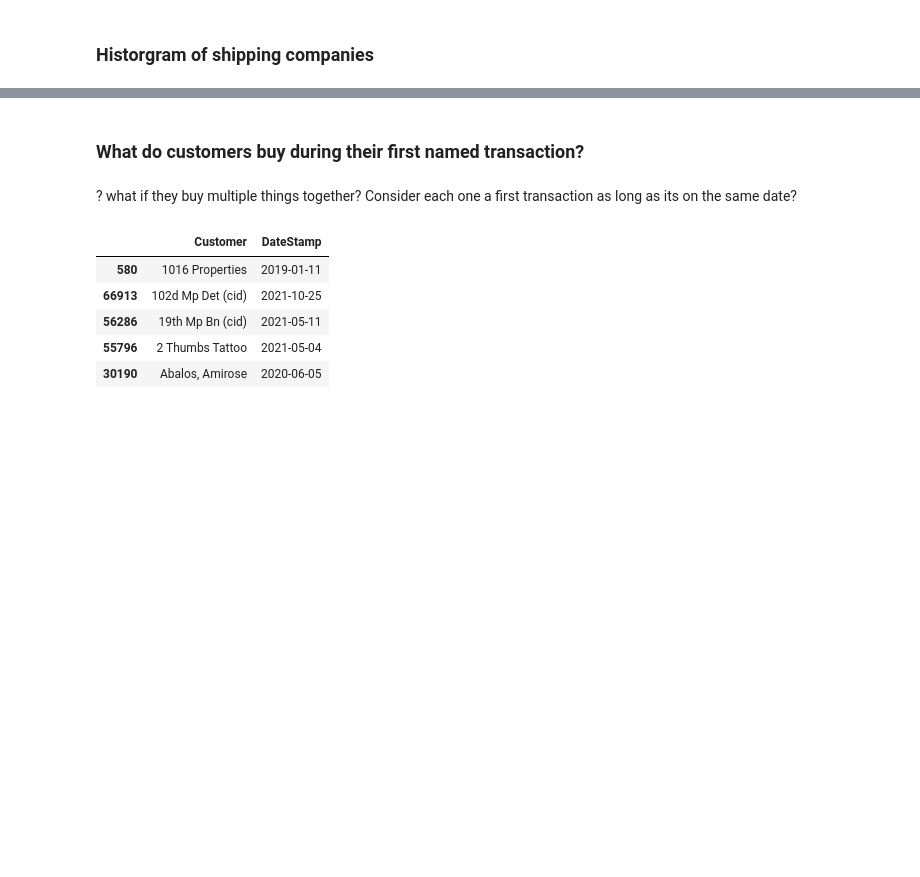
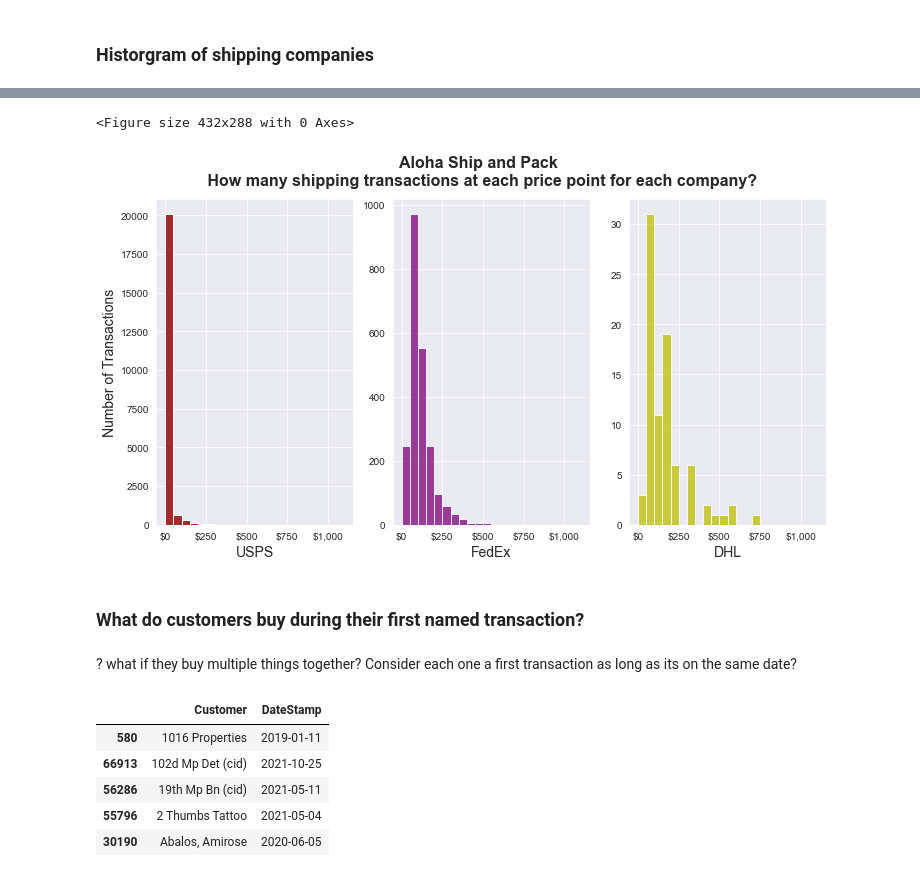
Before and after one commit to chapmanderek/ASAP-Analysis, a Jupyter notebook: asap_notebook.ipynb, the cells around one changed output, grey strips where cells are left out. Drawn from its saved outputs; the diff is of its cells as text; code cells hidden in the pictures; blank space fills up the shorter version.

```diff
--- a/asap_notebook.ipynb
+++ b/asap_notebook.ipynb
@@ -293,3 +304,45 @@ plt.show()
+# %%
+EDGE_C = '1'
+LINE_W = '1'
+BASE_FONT_SIZE = 14
+BIN_WDTH = 50
+
+plt.figure()
+fig, axes = plt.subplots(1, 3, figsize=(12, 6), sharey=False, sharex=True)
+ax1, ax2, ax3 = axes
+
+#plots
+sns.histplot(ax=ax1,
+            data = usps_trans, label='USPS',
+            color='brown', alpha=1, bins=20,  binwidth=BIN_WDTH)
+sns.histplot(ax=ax2,
+            data = fedex_trans, label='FedEX',
+            color='purple', bins=20, binwidth=BIN_WDTH)
+sns.histplot(ax=ax3, data = dhl_trans,
+            color='y', bins=10, label='DHL', binwidth=BIN_WDTH)
+
+#xaxis
+ax1.xaxis.set_label_text('USPS', fontsize=BASE_FONT_SIZE)
+ax2.xaxis.set_label_text('FedEx', fontsize=BASE_FONT_SIZE)
+ax3.xaxis.set_label_text('DHL', fontsize=BASE_FONT_SIZE)
+
+ax1.xaxis.set_major_formatter('${x:,.0f}')
+
+#yaxis
+ax1.yaxis.set_label_text("Number of Transactions", fontsize=BASE_FONT_SIZE)
+ax2.yaxis.set_label_text("")
+ax3.yaxis.set_label_text("")
+
+#other
+sns.set_style('darkgrid')
+fig.suptitle('Aloha Ship and Pack \n How many shipping transactions at each price point for each company?', fontsize=16, fontweight='bold')
+# plt.title("thing")
+
+plt.savefig("figures/shipping_trans.jpg")
+plt.show()
+# %% [output]
+<Figure size 432x288 with 0 Axes>
+[figure, added]
 # %% [markdown]
 ### What do customers buy during their first named transaction?
 # %% [markdown]
```
Also changed, not shown: parts of 6 cells of this notebook, 2 other files.
